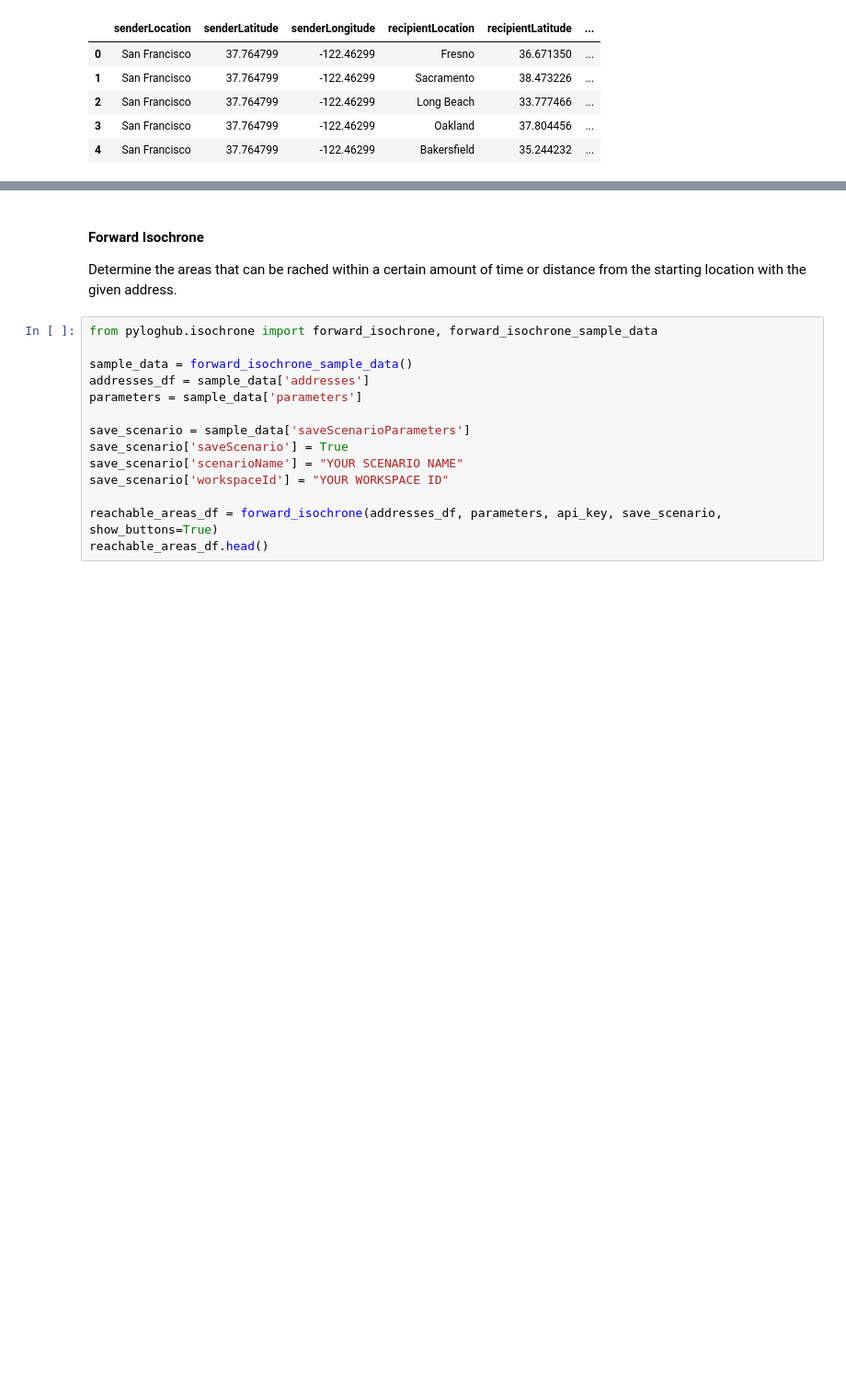
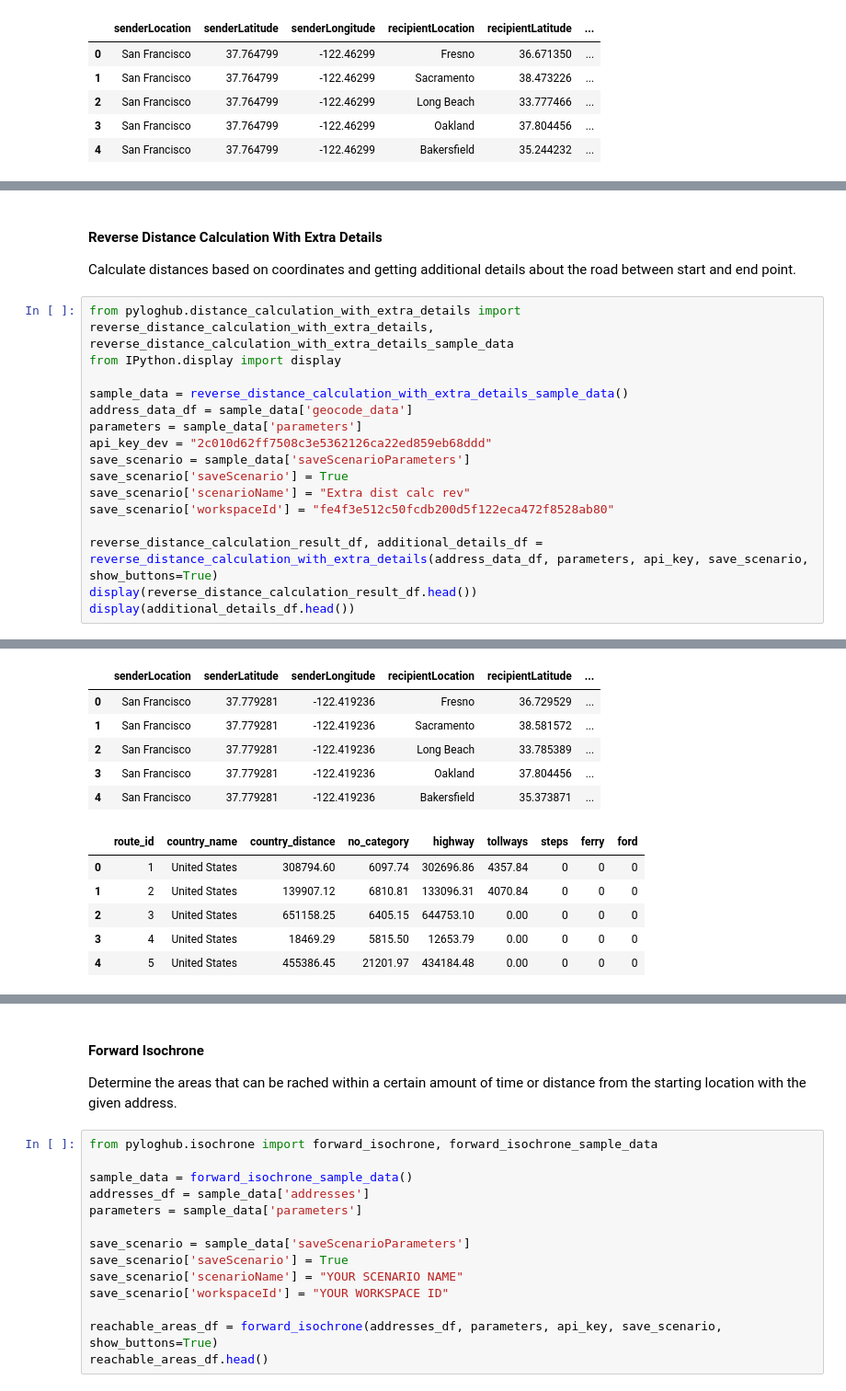
Before and after one commit to log-hub/log-hub-python, a Jupyter notebook: examples/pyloghub_package_demo.ipynb, the cells around one changed output, grey strips where cells are left out. Shown at 92% size. Saved outputs shown, nothing was run; the diff lists cells and outputs as text; blank space fills up the shorter version.

```diff
--- a/examples/pyloghub_package_demo.ipynb
+++ b/examples/pyloghub_package_demo.ipynb
@@ -213,0 +249,21 @@ reverse_distance_calculation_df.head()
+# %% [markdown]
+#### Reverse Distance Calculation With Extra Details
+
+Calculate distances based on coordinates and getting additional details about the road between start and end point.
+# %%
+from pyloghub.distance_calculation_with_extra_details import reverse_distance_calculation_with_extra_details, reverse_distance_calculation_with_extra_details_sample_data
+from IPython.display import display
+
+sample_data = reverse_distance_calculation_with_extra_details_sample_data()
+address_data_df = sample_data['geocode_data']
+parameters = sample_data['parameters']
+api_key_dev = "2c010d62ff7508c3e5362126ca22ed859eb68ddd"
+save_scenario = sample_data['saveScenarioParameters']
+save_scenario['saveScenario'] = True
+save_scenario['scenarioName'] = "Extra dist calc rev"
+save_scenario['workspaceId'] = "fe4f3e512c50fcdb200d5f122eca472f8528ab80"
+
+reverse_distance_calculation_result_df, additional_details_df = reverse_distance_calculation_with_extra_details(address_data_df, parameters, api_key, save_scenario, show_buttons=True)
+display(reverse_distance_calculation_result_df.head())
+display(additional_details_df.head())
+# %% [output]
@@ -214,3 +271,15 @@ reverse_distance_calculation_df.head()
+|  | senderLocation | senderLatitude | senderLongitude | recipientLocation | recipientLatitude | ... |
+| 0 | San Francisco | 37.779281 | -122.419236 | Fresno | 36.729529 | ... |
+| 1 | San Francisco | 37.779281 | -122.419236 | Sacramento | 38.581572 | ... |
+| 2 | San Francisco | 37.779281 | -122.419236 | Long Beach | 33.785389 | ... |
+| 3 | San Francisco | 37.779281 | -122.419236 | Oakland | 37.804456 | ... |
+| 4 | San Francisco | 37.779281 | -122.419236 | Bakersfield | 35.373871 | ... |
+|  | route_id | country_name | country_distance | no_category | highway | tollways | steps | ferry | ford |
+| 0 | 1 | United States | 308794.60 | 6097.74 | 302696.86 | 4357.84 | 0 | 0 | 0 |
+| 1 | 2 | United States | 139907.12 | 6810.81 | 133096.31 | 4070.84 | 0 | 0 | 0 |
+| 2 | 3 | United States | 651158.25 | 6405.15 | 644753.10 | 0.00 | 0 | 0 | 0 |
+| 3 | 4 | United States | 18469.29 | 5815.50 | 12653.79 | 0.00 | 0 | 0 | 0 |
+| 4 | 5 | United States | 455386.45 | 21201.97 | 434184.48 | 0.00 | 0 | 0 | 0 |
 # %% [markdown]
 <p align="left">
   <img src="../examples\assets\isochrone.png" alt="Header Image"  width="980"/>
```
Also changed, not shown: parts of 7 cells of this notebook.
